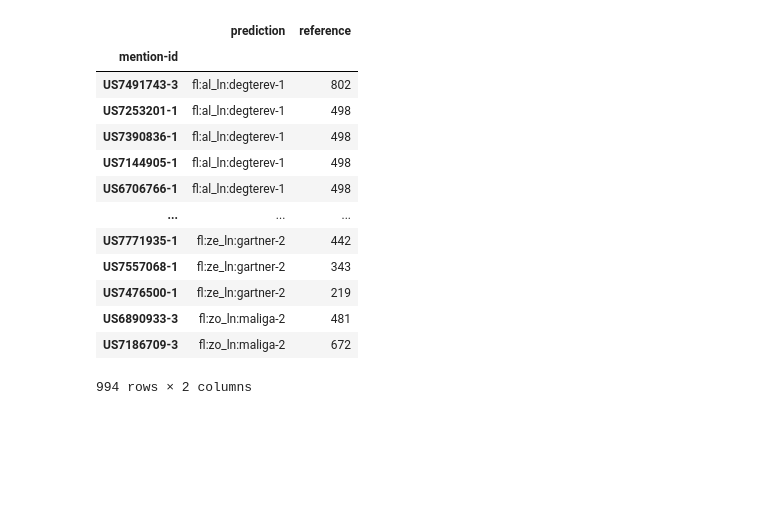
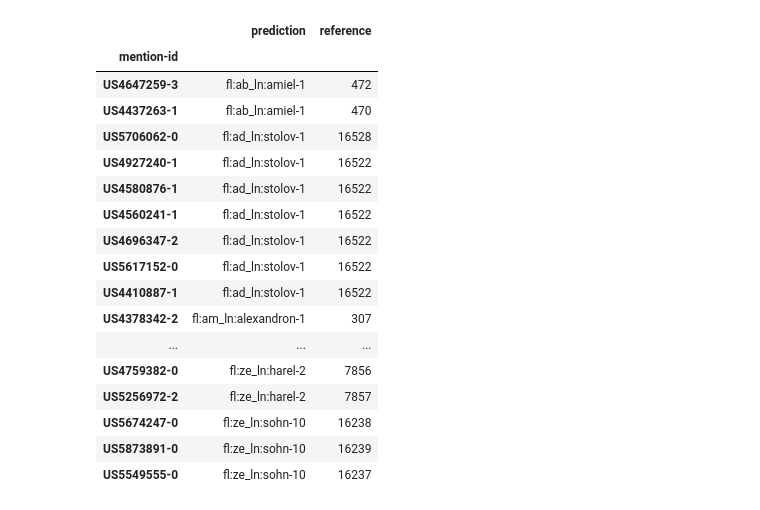
Before and after one commit to PatentsView/PatentsView-Evaluation, a Jupyter notebook: examples/benchmark/report.ipynb, the cells around one changed output. Saved outputs shown, nothing was run; the diff lists cells and outputs as text; code cells hidden in the pictures; blank space fills up the shorter version.

```diff
--- a/examples/benchmark/report.ipynb
+++ b/examples/benchmark/report.ipynb
@@ -60,18 +79,22 @@ from pv_evaluation.benchmark import inspect_clusters_to_split, inspect_clusters_
 # %%
-inspect_clusters_to_split(result, load_harvard_inventors_benchmark())
+inspect_clusters_to_split(result, load_israeli_inventors_benchmark())
 # %% [output]
 |  | prediction | reference |
 | mention-id |  |  |
-| US7491743-3 | fl:al_ln:degterev-1 | 802 |
-| US7253201-1 | fl:al_ln:degterev-1 | 498 |
-| US7390836-1 | fl:al_ln:degterev-1 | 498 |
-| US7144905-1 | fl:al_ln:degterev-1 | 498 |
-| US6706766-1 | fl:al_ln:degterev-1 | 498 |
+| US4647259-3 | fl:ab_ln:amiel-1 | 472 |
+| US4437263-1 | fl:ab_ln:amiel-1 | 470 |
+| US5706062-0 | fl:ad_ln:stolov-1 | 16528 |
+| US4927240-1 | fl:ad_ln:stolov-1 | 16522 |
+| US4580876-1 | fl:ad_ln:stolov-1 | 16522 |
+| US4560241-1 | fl:ad_ln:stolov-1 | 16522 |
+| US4696347-2 | fl:ad_ln:stolov-1 | 16522 |
+| US5617152-0 | fl:ad_ln:stolov-1 | 16522 |
+| US4410887-1 | fl:ad_ln:stolov-1 | 16522 |
+| US4378342-2 | fl:am_ln:alexandron-1 | 307 |
 | ... | ... | ... |
-| US7771935-1 | fl:ze_ln:gartner-2 | 442 |
-| US7557068-1 | fl:ze_ln:gartner-2 | 343 |
-| US7476500-1 | fl:ze_ln:gartner-2 | 219 |
-| US6890933-3 | fl:zo_ln:maliga-2 | 481 |
-| US7186709-3 | fl:zo_ln:maliga-2 | 672 |
+| US4759382-0 | fl:ze_ln:harel-2 | 7856 |
+| US5256972-2 | fl:ze_ln:harel-2 | 7857 |
+| US5674247-0 | fl:ze_ln:sohn-10 | 16238 |
+| US5873891-0 | fl:ze_ln:sohn-10 | 16239 |
+| US5549555-0 | fl:ze_ln:sohn-10 | 16237 |
-994 rows × 2 columns
 # %%
```
Also changed, not shown: parts of 4 cells of this notebook, 7 other files.
